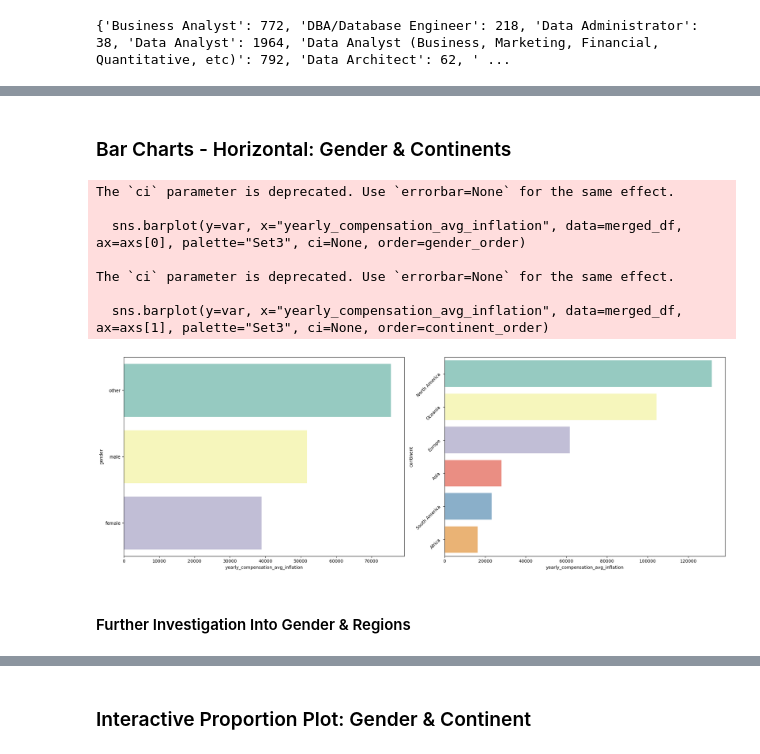
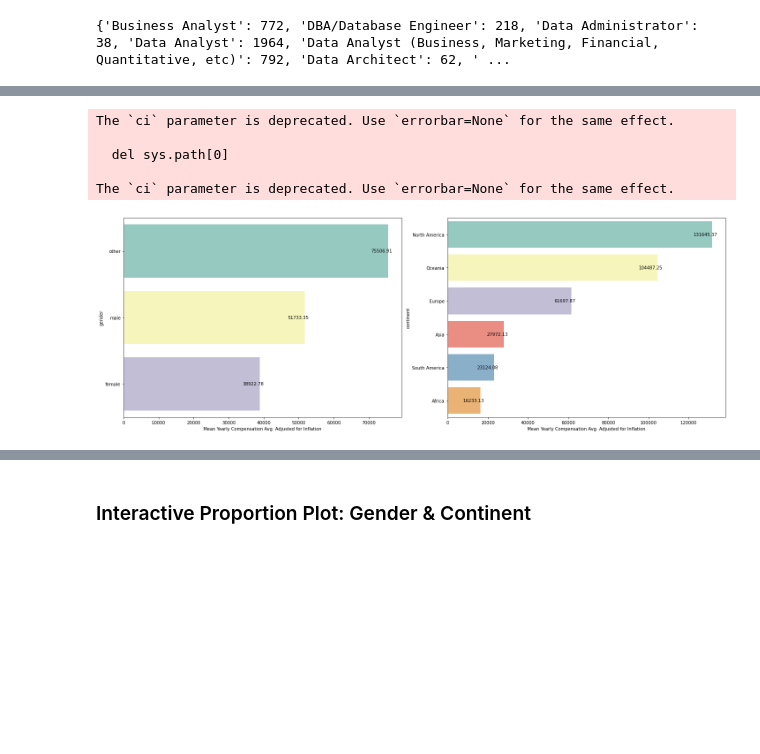
Before and after one commit to Lily-slow/CFG_Group5_project, a Jupyter notebook: Careers_in_Data.ipynb, the cells around one changed output, grey strips where cells are left out. Saved outputs shown, nothing was run; the diff lists cells and outputs as text; code cells hidden in the pictures; blank space fills up the shorter version.

Commit message:
added q3 for visualisation and the appendices

```diff
--- a/Careers_in_Data.ipynb
+++ b/Careers_in_Data.ipynb
@@ -2620,36 +2541,52 @@ The `ci` parameter is deprecated. Use `errorbar=None` for the same effect.
-# %% [markdown]
-### Bar Charts - Horizontal: Gender & Continents
 # %%
 # Define the desired order for gender and continent
 gender_order = ['other', 'male', 'female']
 continent_order = ['North America', 'Oceania', 'Europe', 'Asia', 'South America', 'Africa']
 
+# Calculate the mean yearly compensation for each gender and continent
+gender_mean = merged_df.groupby('gender')['yearly_compensation_avg_inflation'].mean()
+continent_mean = merged_df.groupby('continent')['yearly_compensation_avg_inflation'].mean()
+
 # Plot the horizontal bar plots with ordered categories
 fig, axs = plt.subplots(1, 2, figsize=(20, 7))
 
-var = 'gender'  # Gender
-sns.barplot(y=var, x="yearly_compensation_avg_inflation", data=merged_df, ax=axs[0], palette="Set3", ci=None, order=gender_order)
-if var in rotate_labels:
-    axs[0].set_yticklabels(axs[0].get_yticklabels(), rotation=45)
+# Gender
+sns.barplot(y='gender', x='yearly_compensation_avg_inflation', data=merged_df, ax=axs[0], palette='Set3', ci=None, order=gender_order)
+axs[0].set_xlabel('Mean Yearly Compensation Avg. Adjusted for Inflation')
 
-var = 'continent'  # Continent
-sns.barplot(y=var, x="yearly_compensation_avg_inflation", data=merged_df, ax=axs[1], palette="Set3", ci=None, order=continent_order)
-if var in rotate_labels:
-    axs[1].set_yticklabels(axs[1].get_yticklabels(), rotation=45)
+# Add data labels to the bar chart
+for bar, value in zip(axs[0].patches, gender_mean.values):
+    width = bar.get_width()
+    axs[0].annotate(format(width, '.2f'),
+                    xy=(width, bar.get_y() + bar.get_height() / 2),
+                    xytext=(-15, 0),  # Adjust the xytext to position the labels inside the bars
+                    textcoords='offset points',
+                    ha='center',
+                    va='center')
+
+# Continent
+sns.barplot(y='continent', x='yearly_compensation_avg_inflation', data=merged_df, ax=axs[1], palette='Set3', ci=None, order=continent_order)
+axs[1].set_xlabel('Mean Yearly Compensation Avg. Adjusted for Inflation')
+
+# Add data labels to the bar chart
+for bar, value in zip(axs[1].patches, continent_mean.values):
+    width = bar.get_width()
+    axs[1].annotate(format(width, '.2f'),
+                    xy=(width, bar.get_y() + bar.get_height() / 2),
+                    xytext=(-15, 0),
+                    textcoords='offset points',
+                    ha='center',
+                    va='center')
 
 plt.tight_layout()
 plt.show()
 # %% [output]
 The `ci` parameter is deprecated. Use `errorbar=None` for the same effect.
 
-  sns.barplot(y=var, x="yearly_compensation_avg_inflation", data=merged_df, ax=axs[0], palette="Set3", ci=None, order=gender_order)
+  del sys.path[0]
 
 The `ci` parameter is deprecated. Use `errorbar=None` for the same effect.
-
-  sns.barplot(y=var, x="yearly_compensation_avg_inflation", data=merged_df, ax=axs[1], palette="Set3", ci=None, order=continent_order)
-[figure, old version]
+[figure, new version]
-# %% [markdown]
-#### Further Investigation Into Gender & Regions
 # %%
 # Gender Pie Chart
 # Calculate gender counts
```
Also changed, not shown: parts of 72 cells of this notebook.
